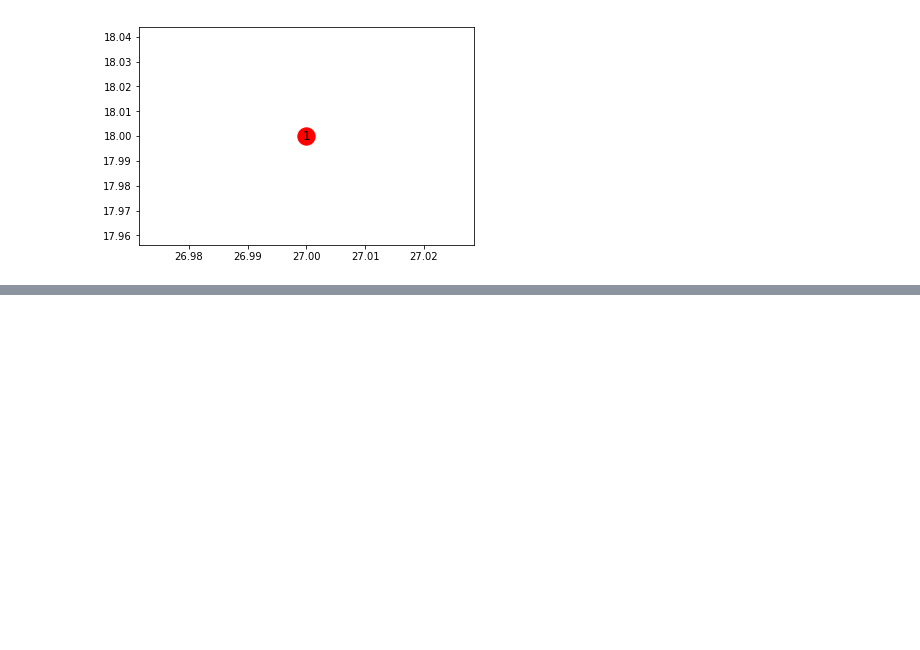
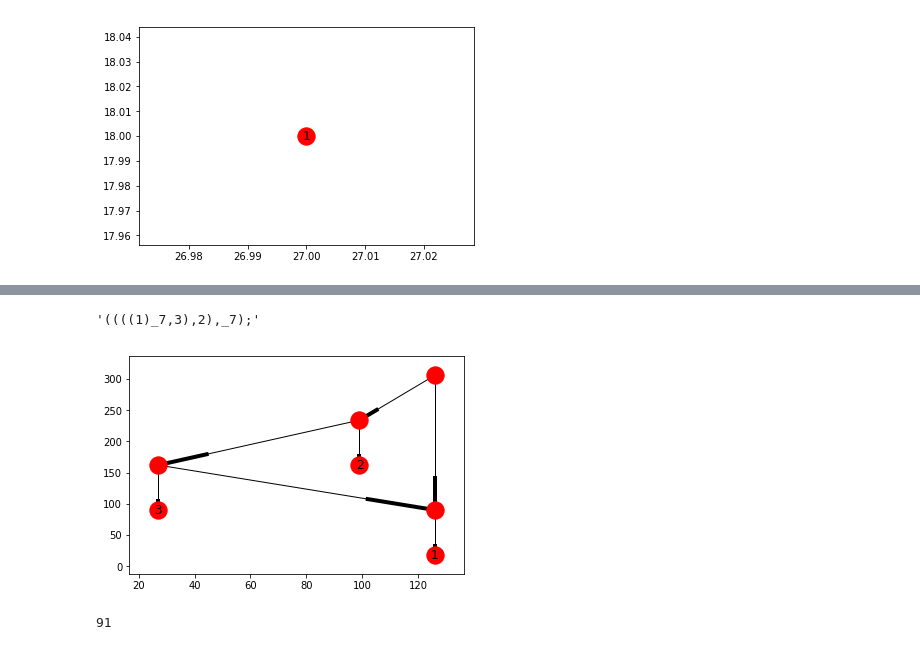
Before and after one commit to bielcardona/TCGenerators, a Jupyter notebook: generating_TC.ipynb, the cells around one changed output, grey strips where cells are left out. Cells and saved outputs as stored; diff of their text form; code cells hidden in the pictures; blank space fills up the shorter version.

```diff
--- a/generating_TC.ipynb
+++ b/generating_TC.ipynb
@@ -225,0 +77,12 @@ draw(N3[6])
+# %%
+n3[12].eNewick()
+# %% [output]
+'((((1)_7,3),2),_7);'
+# %%
+draw(n3[12])
+# %% [output]
+[figure, added]
+# %%
+len(n3)
+# %% [output]
+91
```
Also changed, not shown: parts of 31 cells of this notebook, 2 other files.
